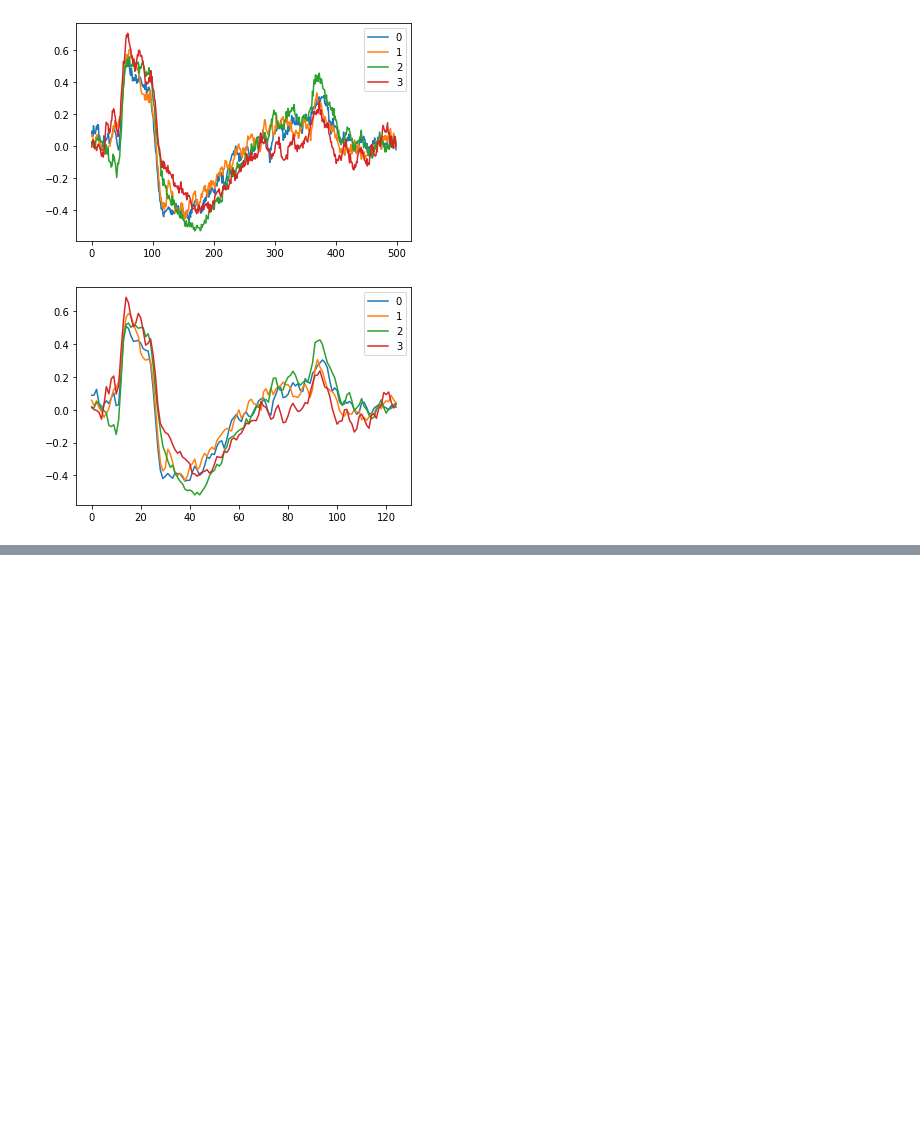
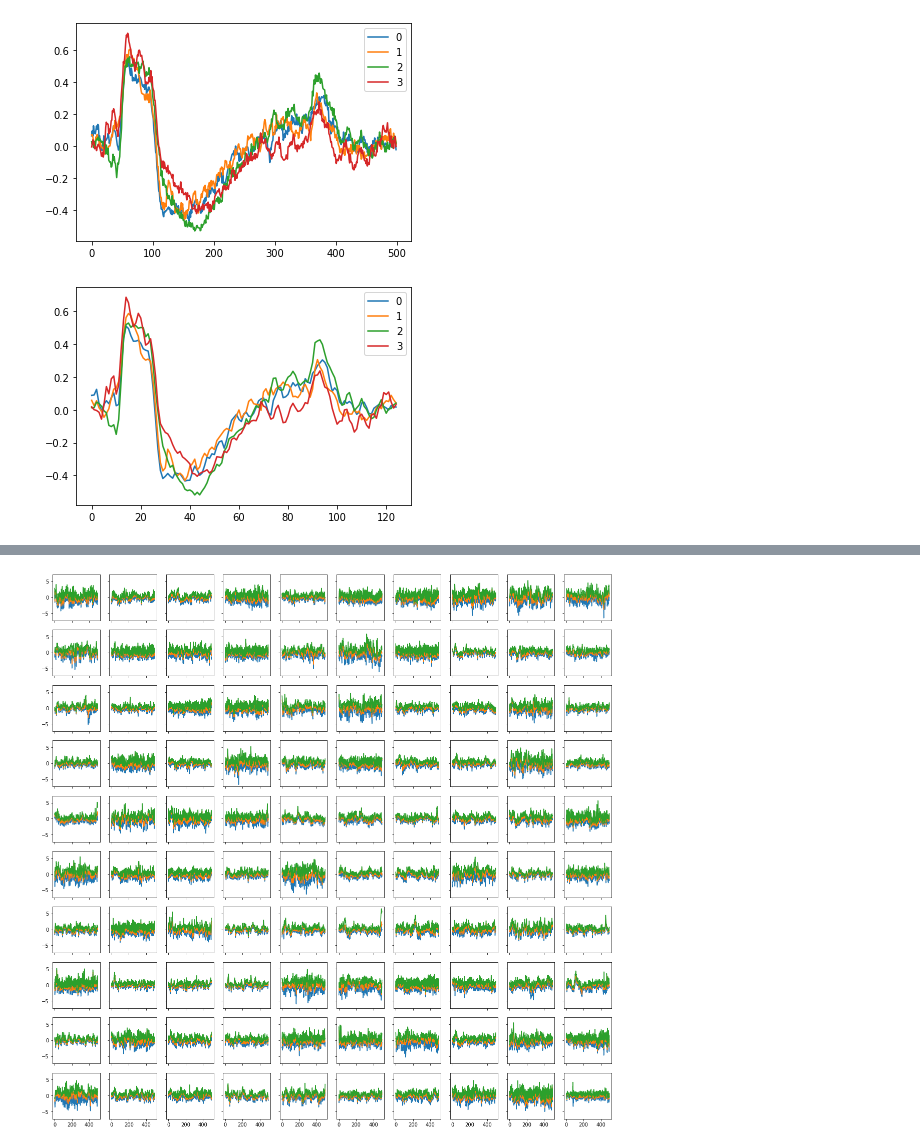
Before and after one commit to TaykhoomDalal/ECE_C147_Project, a Jupyter notebook: Data Analysis 2.ipynb, the cells around one changed output, grey strips where cells are left out. Cells and saved outputs as stored; diff of their text form; code cells hidden in the pictures; blank space fills up the shorter version.

```diff
--- a/Data Analysis 2.ipynb
+++ b/Data Analysis 2.ipynb
@@ -58,0 +82,4 @@ plot_classes(X3, y)
+# %%
+plot_100(X4_min_avg_max[y == 3])
+# %% [output]
+[figure, added]
```
Also changed, not shown: parts of 4 cells of this notebook, 2 other files.
